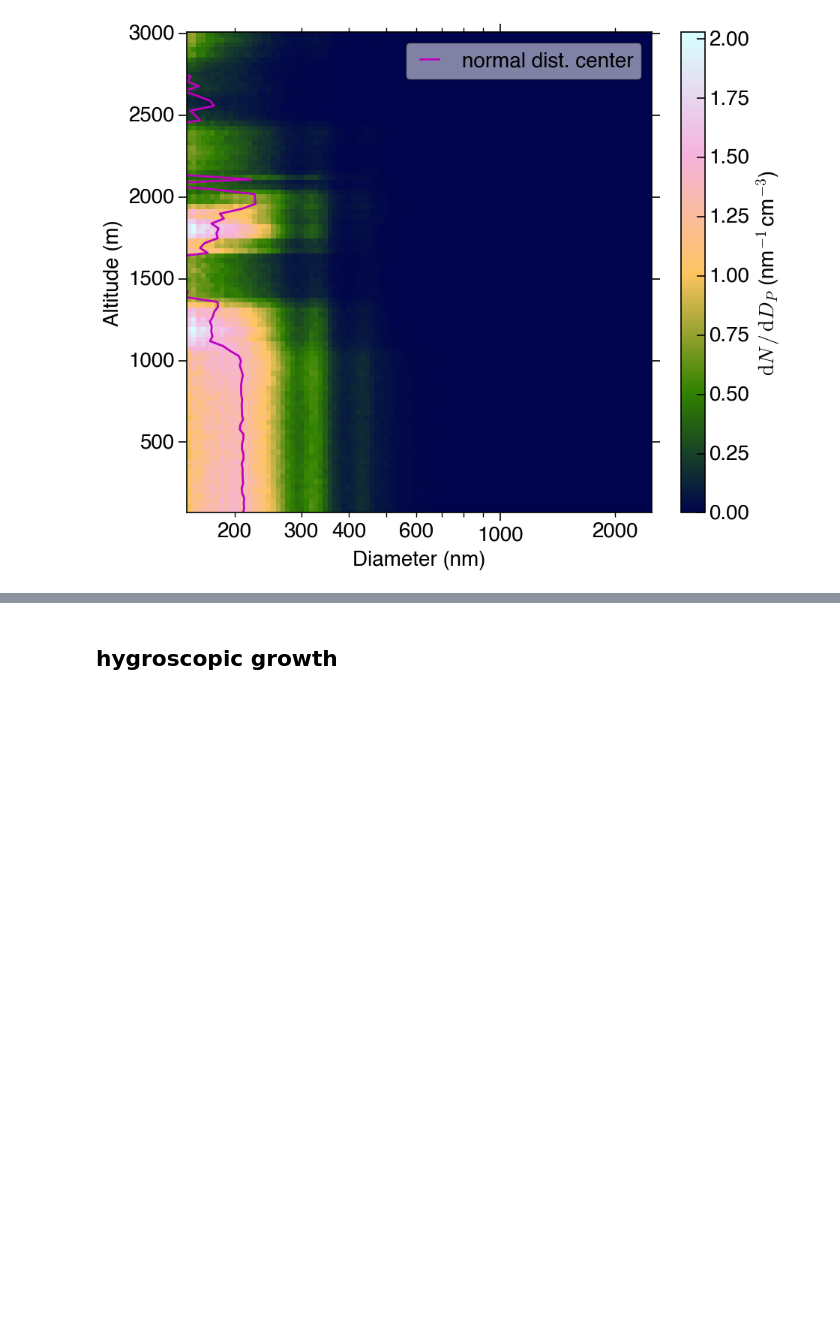
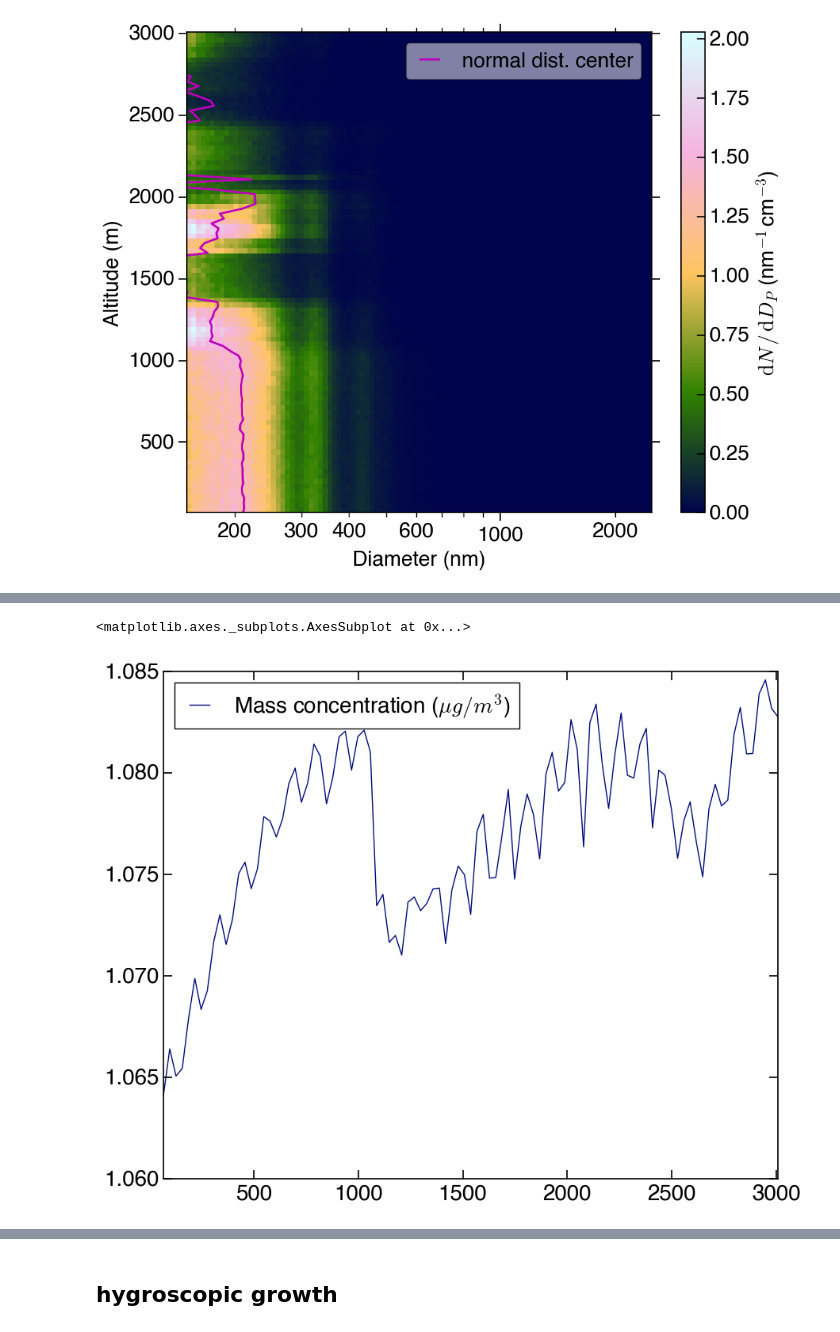
Before and after one commit to wblumberg/atm-py, a Jupyter notebook: examples/sizedistribution.ipynb, the cells around one changed output, grey strips where cells are left out. Cells and saved outputs as stored; diff of their text form; code cells hidden in the pictures; blank space fills up the shorter version.

```diff
--- a/examples/sizedistribution.ipynb
+++ b/examples/sizedistribution.ipynb
@@ -246,0 +255,5 @@ out = dist_LS.plot()
+# %%
+(dt.particle_mass_concentration.data / dist_LS.particle_mass_concentration.data).plot()
+# %% [output]
+<matplotlib.axes._subplots.AxesSubplot at 0x...>
+[figure, added]
```
Also changed, not shown: parts of 29 cells of this notebook, 1 other file.
